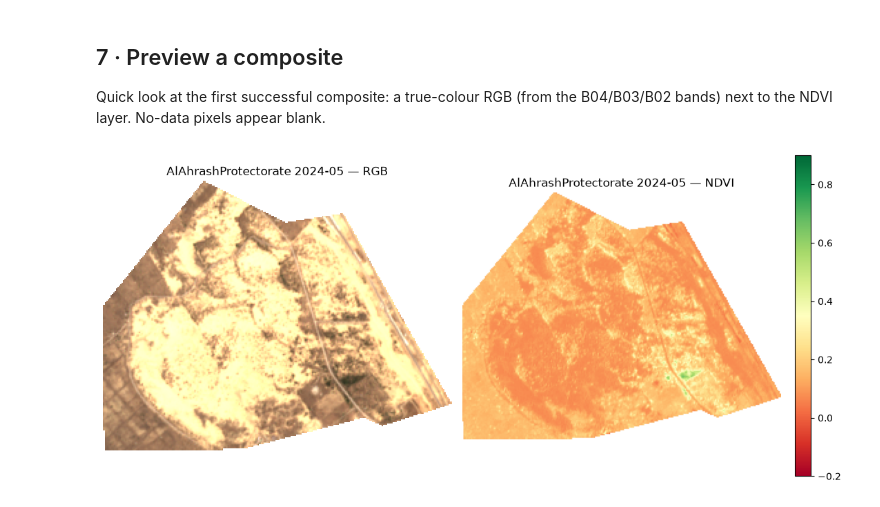
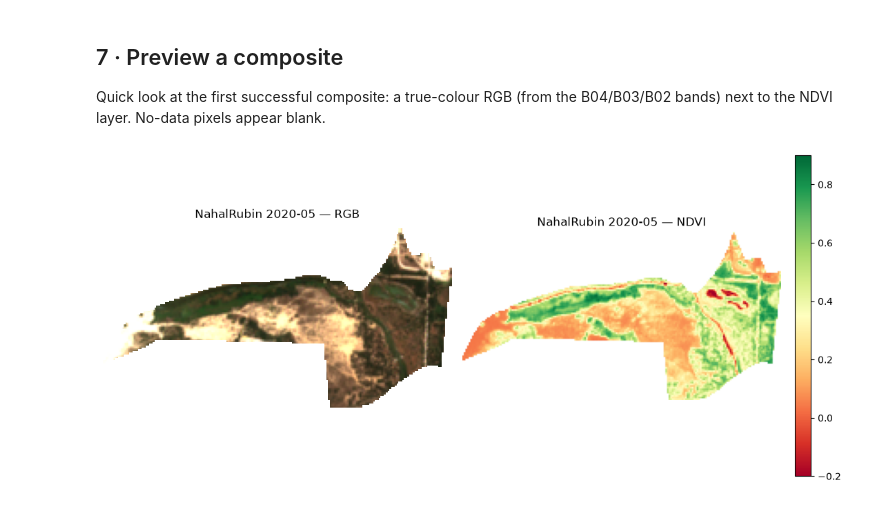
Before and after one commit to tariqshihadah/wadi-gaza-research, a Jupyter notebook: notebooks/M6_composite_pipeline.ipynb, the cells around one changed output. Cells and saved outputs as stored; diff of their text form; code cells hidden in the pictures.

```diff
--- a/notebooks/M6_composite_pipeline.ipynb
+++ b/notebooks/M6_composite_pipeline.ipynb
@@ -66,7 +66,7 @@ CLIP_TO_POLYGON = True      # mask output to each site's polygon
 
 # --- Temporal windows --------------------------------------------------------
 MONTHS = [1, 5, 9, 11]                 # Jan, May, Sep, Nov
-YEARS = list(range(2019, 2025))        # 2019–2024
+YEARS = list(range(2019, 2026))        # 2019–2025
 
 # --- Product -----------------------------------------------------------------
 BANDS = ["B02", "B03", "B04", "B05", "B08", "B8A", "B11", "B12"]
@@ -119,6 +119,9 @@ each to its local UTM zone and (optionally) keeps the polygon for clipping.
 from shapely.validation import make_valid
 
 sites = gpd.read_file(SITES_SOURCE)
+
+# Filter for NahalRubin for testing
+sites = sites[sites[ID_FIELD] == "NahalRubin"]
 
 # Repair any self-intersecting / invalid rings here
 invalid = ~sites.geometry.is_valid
@@ -314,30 +344,30 @@ B04/B03/B02 bands) next to the NDVI layer. No-data pixels appear blank.
 # %%
 import rasterio
 
 band_names = BANDS + INDICES
 ok = manifest[manifest["status"] == "ok"]
 
 if ok.empty:
     print("No successful composite to preview.")
 else:
-    row = ok.iloc[0]
+    row = ok.iloc[5]
     with rasterio.open(ROOT / row["path"]) as src:
         stack = np.transpose(src.read(), (1, 2, 0))  # (H, W, bands)
 
     def band(name):
         return stack[:, :, band_names.index(name)]
 
     rgb = np.clip(np.dstack([band("B04"), band("B03"), band("B02")]) / 0.3, 0, 1)
 
     fig, axes = plt.subplots(1, 2, figsize=(11, 5))
     axes[0].imshow(rgb)
     axes[0].set_title(f"{row['site']} {row['window']} — RGB")
     im = axes[1].imshow(band("NDVI"), cmap="RdYlGn", vmin=-0.2, vmax=0.9)
     axes[1].set_title(f"{row['site']} {row['window']} — NDVI")
     fig.colorbar(im, ax=axes[1], fraction=0.046, pad=0.04)
     for ax in axes:
         ax.axis("off")
     plt.tight_layout()
     plt.show()
 # %% [output]
-[figure, old version]
+[figure, new version]
```
Also changed, not shown: parts of 11 cells of this notebook, 3 other files.
